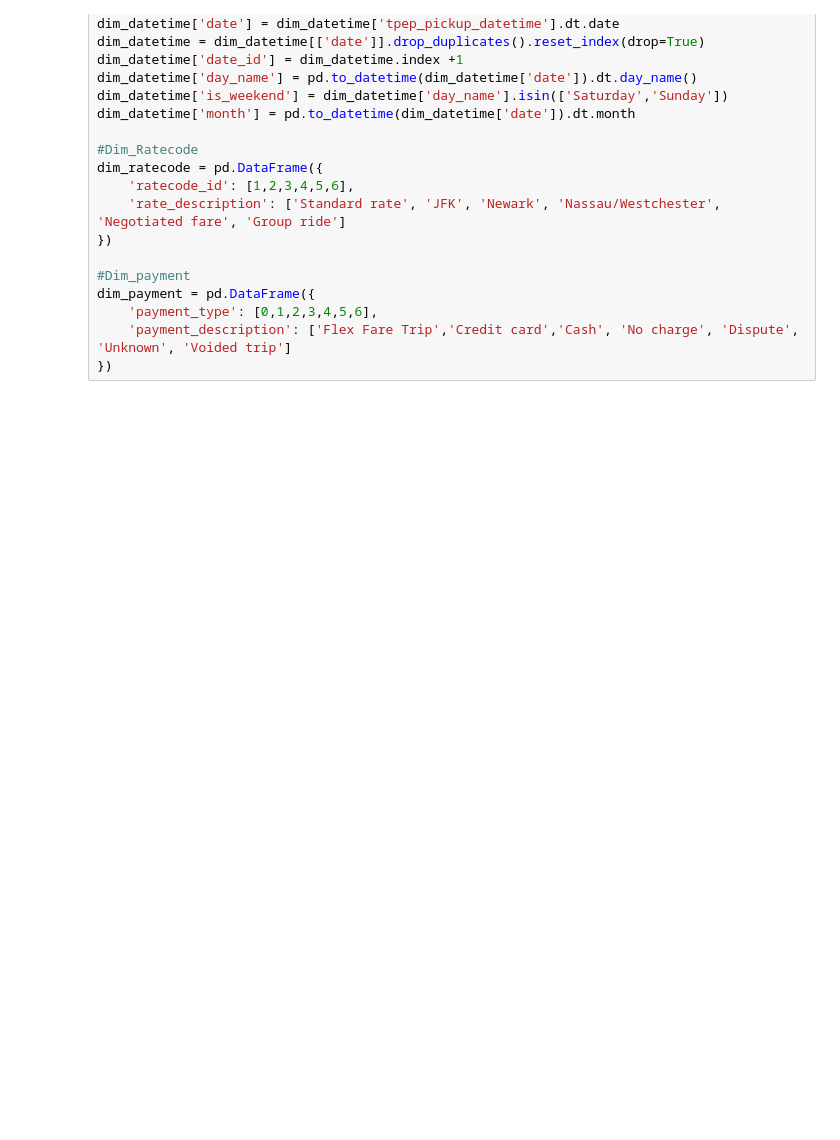
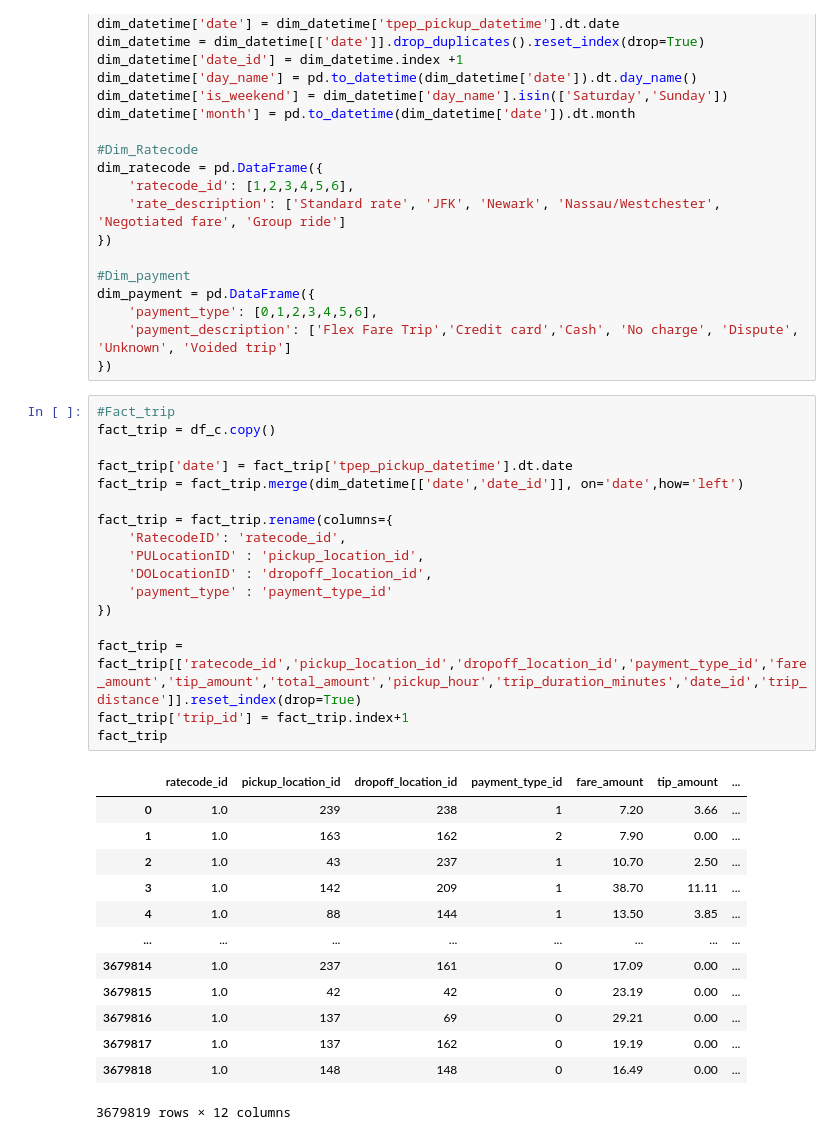
Before and after one commit to sogandghiami/Uber_taxi, a Jupyter notebook: nyc_yellow_taxi_analysis.ipynb, the cells around one changed output. Saved outputs shown, nothing was run; the diff lists cells and outputs as text; blank space fills up the shorter version.

Commit message:
fact_trip created

```diff
--- a/nyc_yellow_taxi_analysis.ipynb
+++ b/nyc_yellow_taxi_analysis.ipynb
@@ -287,3 +287,34 @@ dim_payment = pd.DataFrame({
     'payment_type': [0,1,2,3,4,5,6],
     'payment_description': ['Flex Fare Trip','Credit card','Cash', 'No charge', 'Dispute', 'Unknown', 'Voided trip']
 })
+# %%
+#Fact_trip
+fact_trip = df_c.copy()
+
+fact_trip['date'] = fact_trip['tpep_pickup_datetime'].dt.date
+fact_trip = fact_trip.merge(dim_datetime[['date','date_id']], on='date',how='left')
+
+fact_trip = fact_trip.rename(columns={
+    'RatecodeID': 'ratecode_id',
+    'PULocationID' : 'pickup_location_id',
+    'DOLocationID' : 'dropoff_location_id',
+    'payment_type' : 'payment_type_id'
+})
+
+fact_trip = fact_trip[['ratecode_id','pickup_location_id','dropoff_location_id','payment_type_id','fare_amount','tip_amount','total_amount','pickup_hour','trip_duration_minutes','date_id','trip_distance']].reset_index(drop=True)
+fact_trip['trip_id'] = fact_trip.index+1
+fact_trip
+# %% [output]
+|  | ratecode_id | pickup_location_id | dropoff_location_id | payment_type_id | fare_amount | tip_amount | ... |
+| 0 | 1.0 | 239 | 238 | 1 | 7.20 | 3.66 | ... |
+| 1 | 1.0 | 163 | 162 | 2 | 7.90 | 0.00 | ... |
+| 2 | 1.0 | 43 | 237 | 1 | 10.70 | 2.50 | ... |
+| 3 | 1.0 | 142 | 209 | 1 | 38.70 | 11.11 | ... |
+| 4 | 1.0 | 88 | 144 | 1 | 13.50 | 3.85 | ... |
+| ... | ... | ... | ... | ... | ... | ... | ... |
+| 3679814 | 1.0 | 237 | 161 | 0 | 17.09 | 0.00 | ... |
+| 3679815 | 1.0 | 42 | 42 | 0 | 23.19 | 0.00 | ... |
+| 3679816 | 1.0 | 137 | 69 | 0 | 29.21 | 0.00 | ... |
+| 3679817 | 1.0 | 137 | 162 | 0 | 19.19 | 0.00 | ... |
+| 3679818 | 1.0 | 148 | 148 | 0 | 16.49 | 0.00 | ... |
+3679819 rows × 12 columns
```
